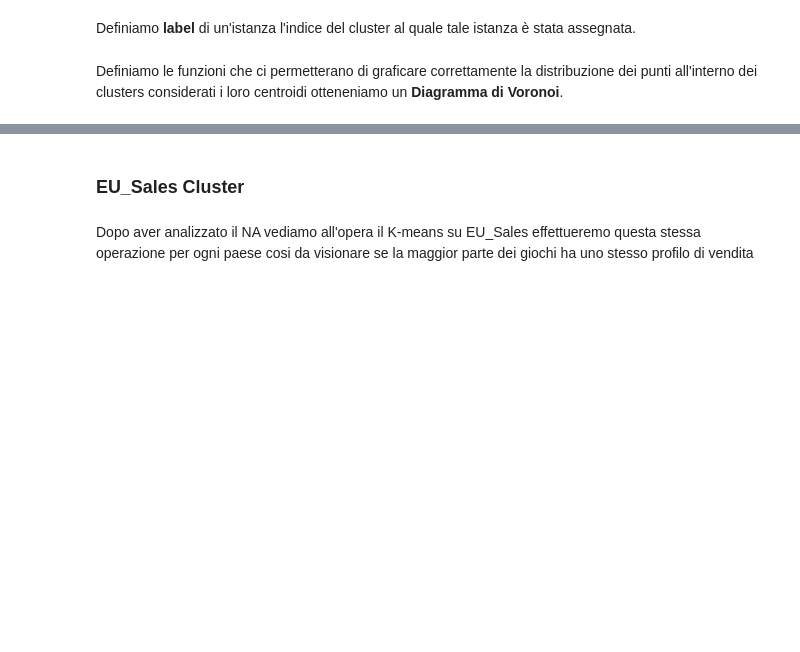
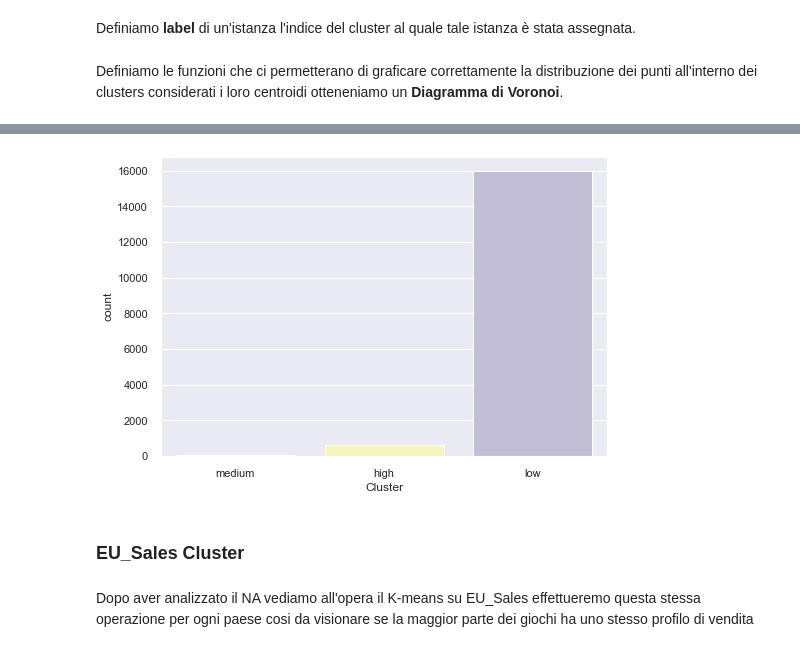
Before and after one commit to SimoneeBr/dm-project, a Jupyter notebook: Progetto_Game_Sales.ipynb, the cells around one changed output, grey strips where cells are left out. Saved outputs shown, nothing was run; the diff lists cells and outputs as text; code cells hidden in the pictures; blank space fills up the shorter version.

```diff
--- a/Progetto_Game_Sales.ipynb
+++ b/Progetto_Game_Sales.ipynb
@@ -579,10 +595,10 @@ Possiamo accedere direttamente ai centroidi
 # %% [markdown]
 Definiamo **label** di un'istanza l'indice del cluster al quale tale istanza è stata assegnata.
 # %%
-#NA_SALES_CLUSTER['Cluster'] = kmeans.labels_
+NA_SALES_CLUSTER['Cluster'] = kmeans.labels_
 
 #Aggiungiamo una colonna al nostro df per ogni paese in modo da risalire ai suoi cluster
-#df['Cluster-NA'] = kmeans.labels_
+dfCopy['Cluster-NA'] = kmeans.labels_
 # %% [markdown]
 Definiamo le funzioni che ci permetterano di graficare correttamente la distribuzione dei punti all'interno dei clusters considerati i loro centroidi otteneniamo un **Diagramma di Voronoi**.
 # %%
@@ -631,12 +649,12 @@ def plot_decision_boundaries(clusterer, X, label1, label2, resolution=1000, show
 # %%
-#def category(cluster):
-#    if cluster == 0:
-#        return 'low'
-#    if cluster == 1:
-#        return 'medium'
-#    if cluster == 2:
-#        return 'high'
+def category(cluster):
+    if cluster == 0:
+        return 'low'
+    if cluster == 1:
+        return 'medium'
+    if cluster == 2:
+        return 'high'
 
-#NA_SALES_CLUSTER['Cluster']  = NA_SALES_CLUSTER['Cluster'].apply(category)
+NA_SALES_CLUSTER['Cluster']  = NA_SALES_CLUSTER['Cluster'].apply(category)
 
-#NA_SALES_CLUSTER.head()
+NA_SALES_CLUSTER.head()
@@ -643,6 +668,8 @@ def plot_decision_boundaries(clusterer, X, label1, label2, resolution=1000, show
 # %%
-#sns.countplot(NA_SALES_CLUSTER['Cluster'], palette='Set3')
-#plt.show()
+sns.countplot(NA_SALES_CLUSTER['Cluster'], palette='Set3')
+plt.show()
+# %% [output]
+[figure, added]
 # %% [markdown]
 ### EU_Sales Cluster
 # %% [markdown]
```
Also changed, not shown: parts of 43 cells of this notebook.
